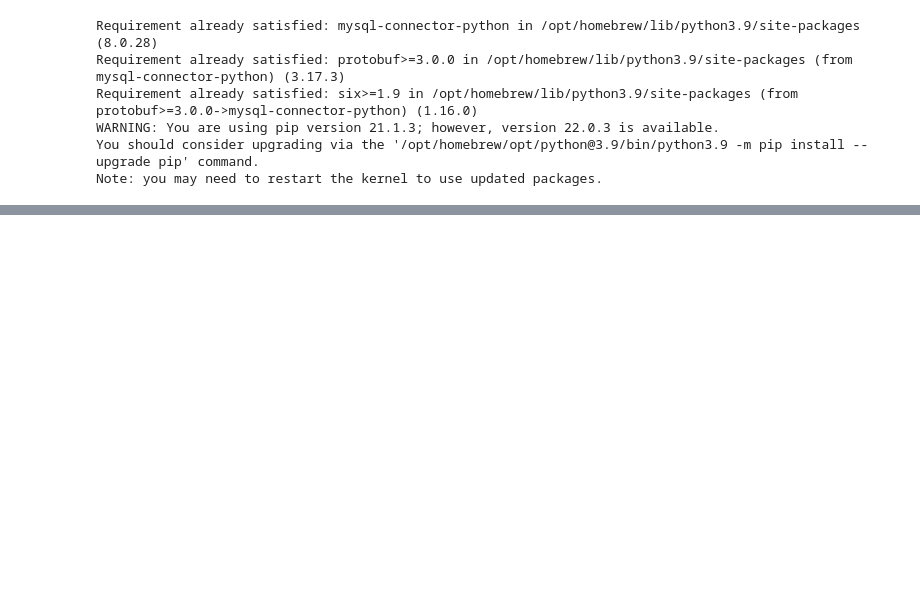
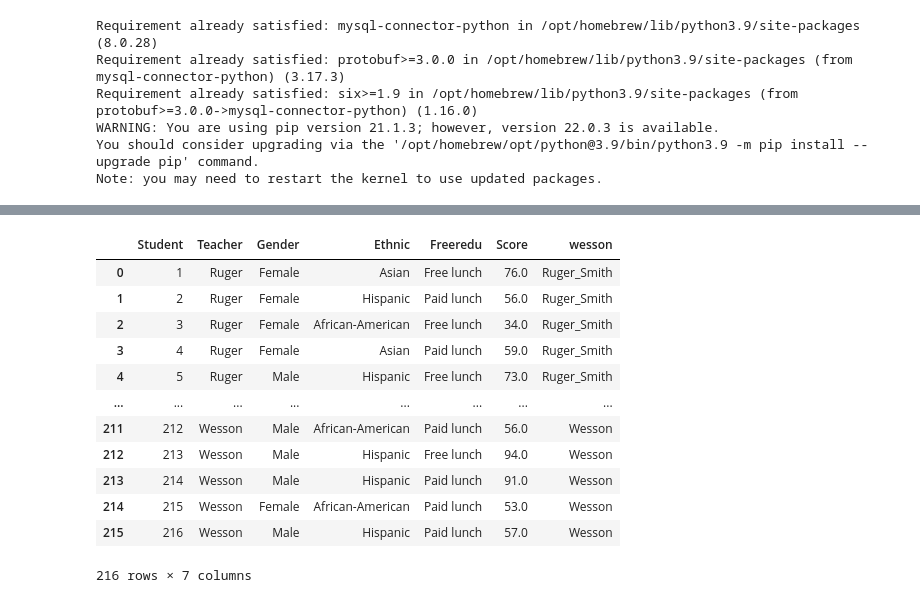
Before and after one commit to tzuzulcode/data_science_enero2022, a Jupyter notebook: Data Collection/DataBases.ipynb, the cells around one changed output, grey strips where cells are left out. Cells and saved outputs as stored; diff of their text form; code cells hidden in the pictures; blank space fills up the shorter version.

```diff
--- a/Data Collection/DataBases.ipynb
+++ b/Data Collection/DataBases.ipynb
@@ -12,12 +13,20 @@ import mysql.connector
 # %%
-def connection(host_name,user_name,password):
+def connection(host_name,user_name,password,db_name):
     try:
         connection = mysql.connector.connect(
             host=host_name,
             user=user_name,
-            passwd=password
+            passwd=password,
+            database=db_name
         )
         print("Connection Established")
         return connection
-    except:
-        print("No se pudo conectar")
+    except Error as error:
+        print("No se pudo conectar:",error)
+
+conn = connection("localhost","tzuzul","12345","DataScienceEnero2022")
+cursor = conn.cursor()
+cursor.execute("SELECT * FROM students")
+data = cursor.fetchall()
+description = cursor.description
+data
@@ -27,0 +135,18 @@ Connection Established
+# %%
+column_names = [element[0] for element in description]
+dataframe = pd.DataFrame(data,columns=column_names)
+dataframe
+# %% [output]
+|  | Student | Teacher | Gender | Ethnic | Freeredu | Score | wesson |
+| 0 | 1 | Ruger | Female | Asian | Free lunch | 76.0 | Ruger_Smith |
+| 1 | 2 | Ruger | Female | Hispanic | Paid lunch | 56.0 | Ruger_Smith |
+| 2 | 3 | Ruger | Female | African-American | Free lunch | 34.0 | Ruger_Smith |
+| 3 | 4 | Ruger | Female | Asian | Paid lunch | 59.0 | Ruger_Smith |
+| 4 | 5 | Ruger | Male | Hispanic | Free lunch | 73.0 | Ruger_Smith |
+| ... | ... | ... | ... | ... | ... | ... | ... |
+| 211 | 212 | Wesson | Male | African-American | Paid lunch | 56.0 | Wesson |
+| 212 | 213 | Wesson | Male | Hispanic | Free lunch | 94.0 | Wesson |
+| 213 | 214 | Wesson | Male | Hispanic | Paid lunch | 91.0 | Wesson |
+| 214 | 215 | Wesson | Female | African-American | Paid lunch | 53.0 | Wesson |
+| 215 | 216 | Wesson | Male | Hispanic | Paid lunch | 57.0 | Wesson |
+216 rows × 7 columns
```
Also changed, not shown: parts of 20 cells of this notebook, 2 other files.
